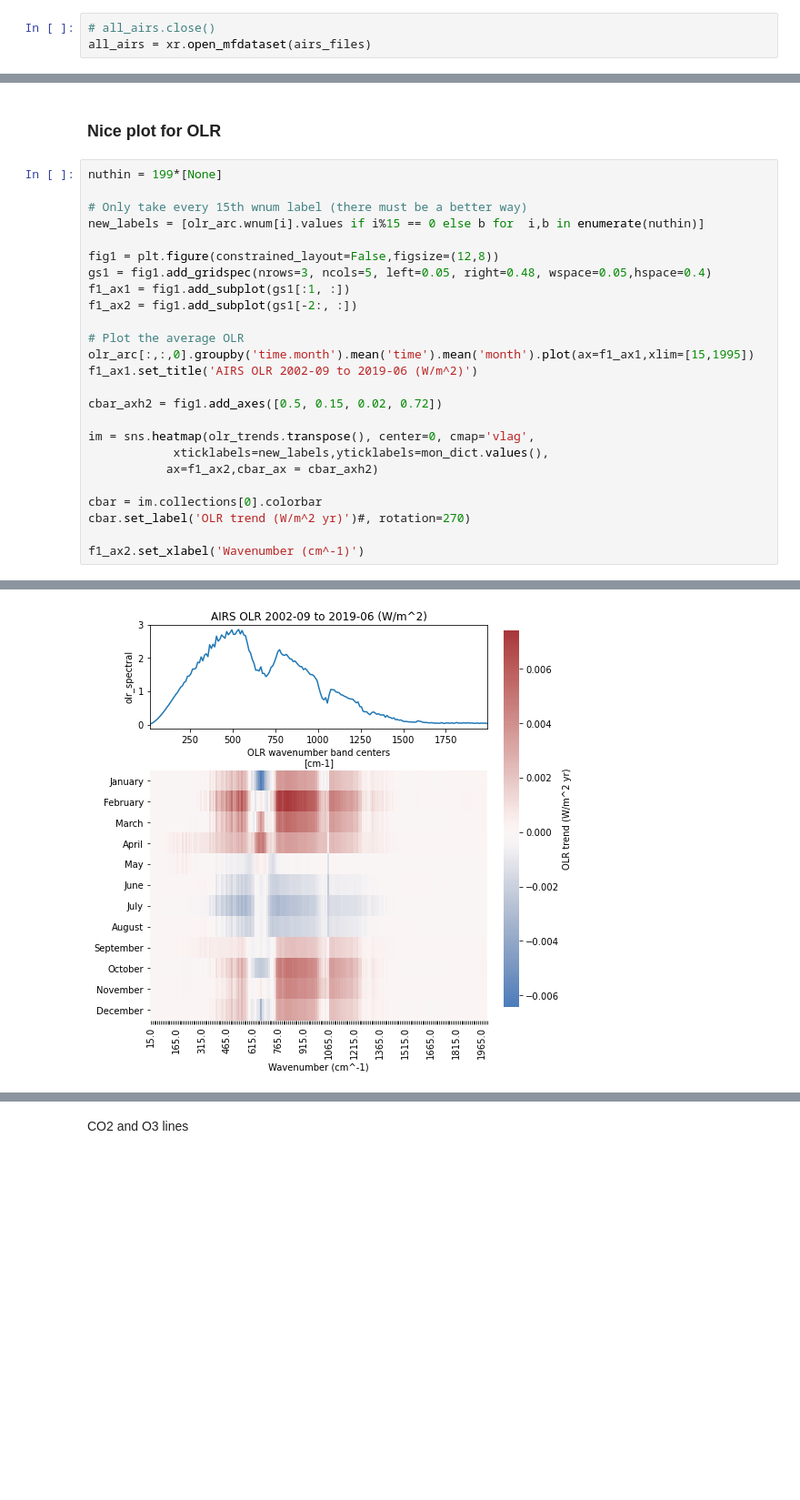
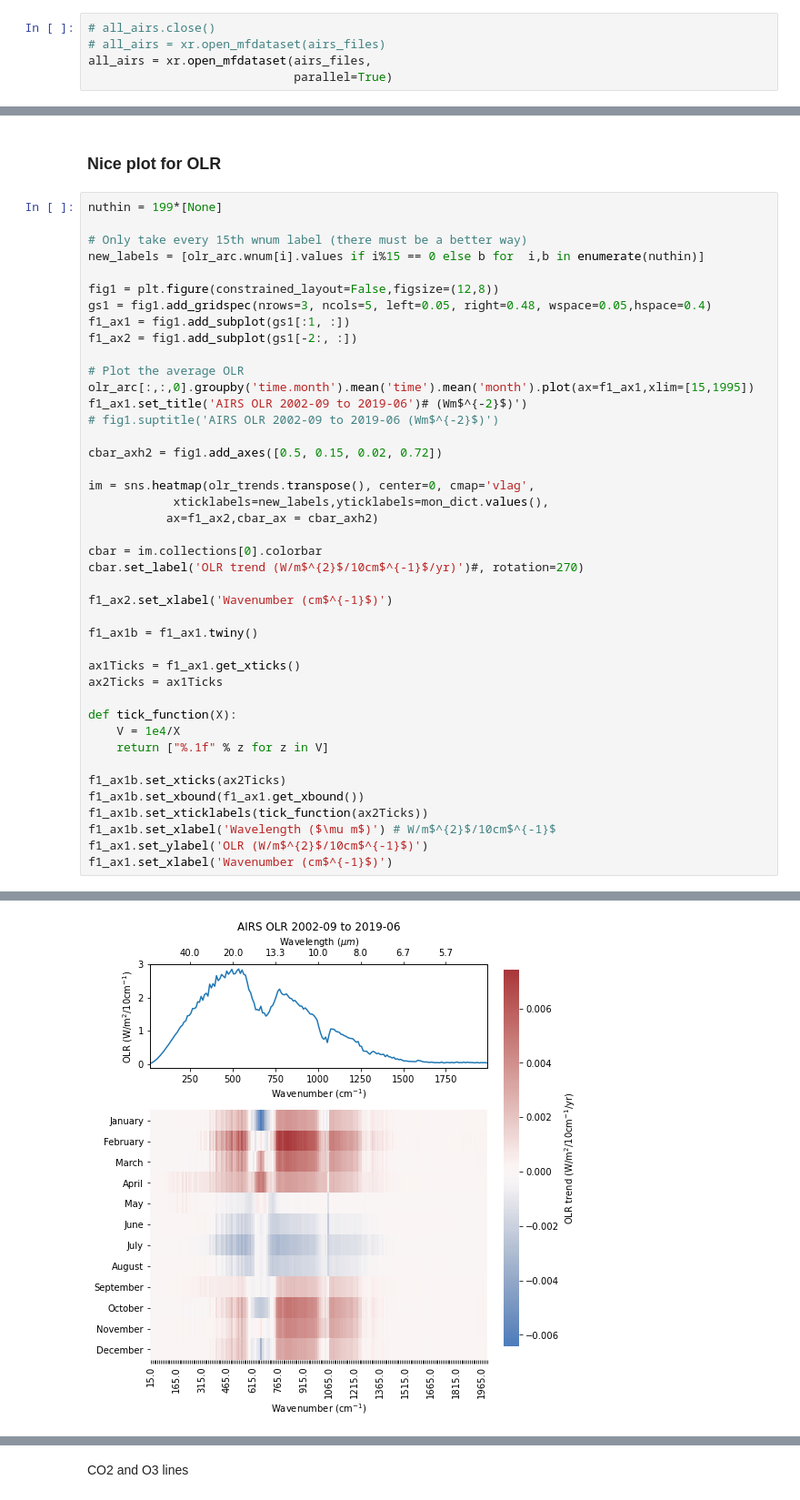
Before and after one commit to jshaw35/spectral_ice, a Jupyter notebook: gridded_trends/airs_trends.ipynb, the cells around one changed output, grey strips where cells are left out. Shown at 91% size. Saved outputs shown, nothing was run; the diff lists cells and outputs as text; blank space fills up the shorter version.

```diff
--- a/gridded_trends/airs_trends.ipynb
+++ b/gridded_trends/airs_trends.ipynb
@@ -104,4 +105,6 @@ def add_time_coord(da):
 '/glade/work/jonahshaw/obs/AIRS//proc/AIRS.AQUA.AIRS.20080601.M01.L3_SpecOLR.std.v06_01_00.M.191116173031.nc'
 # %%
 # all_airs.close()
-all_airs = xr.open_mfdataset(airs_files)
+# all_airs = xr.open_mfdataset(airs_files)
+all_airs = xr.open_mfdataset(airs_files,
+                             parallel=True)
@@ -507,7 +570,8 @@ f1_ax2 = fig1.add_subplot(gs1[-2:, :])
 
 # Plot the average OLR
 olr_arc[:,:,0].groupby('time.month').mean('time').mean('month').plot(ax=f1_ax1,xlim=[15,1995])
-f1_ax1.set_title('AIRS OLR 2002-09 to 2019-06 (W/m^2)')
+f1_ax1.set_title('AIRS OLR 2002-09 to 2019-06')# (Wm$^{-2}$)')
+# fig1.suptitle('AIRS OLR 2002-09 to 2019-06 (Wm$^{-2}$)')
 
 cbar_axh2 = fig1.add_axes([0.5, 0.15, 0.02, 0.72])
 
@@ -516,7 +580,23 @@ im = sns.heatmap(olr_trends.transpose(), center=0, cmap='vlag',
            ax=f1_ax2,cbar_ax = cbar_axh2)
 
 cbar = im.collections[0].colorbar
-cbar.set_label('OLR trend (W/m^2 yr)')#, rotation=270)
+cbar.set_label('OLR trend (W/m$^{2}$/10cm$^{-1}$/yr)')#, rotation=270)
 
-f1_ax2.set_xlabel('Wavenumber (cm^-1)')
+f1_ax2.set_xlabel('Wavenumber (cm$^{-1}$)')
+
+f1_ax1b = f1_ax1.twiny()
+
+ax1Ticks = f1_ax1.get_xticks()
+ax2Ticks = ax1Ticks
+
+def tick_function(X):
+    V = 1e4/X
+    return ["%.1f" % z for z in V]
+
+f1_ax1b.set_xticks(ax2Ticks)
+f1_ax1b.set_xbound(f1_ax1.get_xbound())
+f1_ax1b.set_xticklabels(tick_function(ax2Ticks))
+f1_ax1b.set_xlabel('Wavelength ($\mu m$)') # W/m$^{2}$/10cm$^{-1}$
+f1_ax1.set_ylabel('OLR (W/m$^{2}$/10cm$^{-1}$)')
+f1_ax1.set_xlabel('Wavenumber (cm$^{-1}$)')
 # %% [output]
@@ -524 +604 @@ Text(0.5, 51.0, 'Wavenumber (cm^-1)')
-[figure, old version]
+[figure, new version]
```
Also changed, not shown: parts of 21 cells of this notebook, 3 other files.
